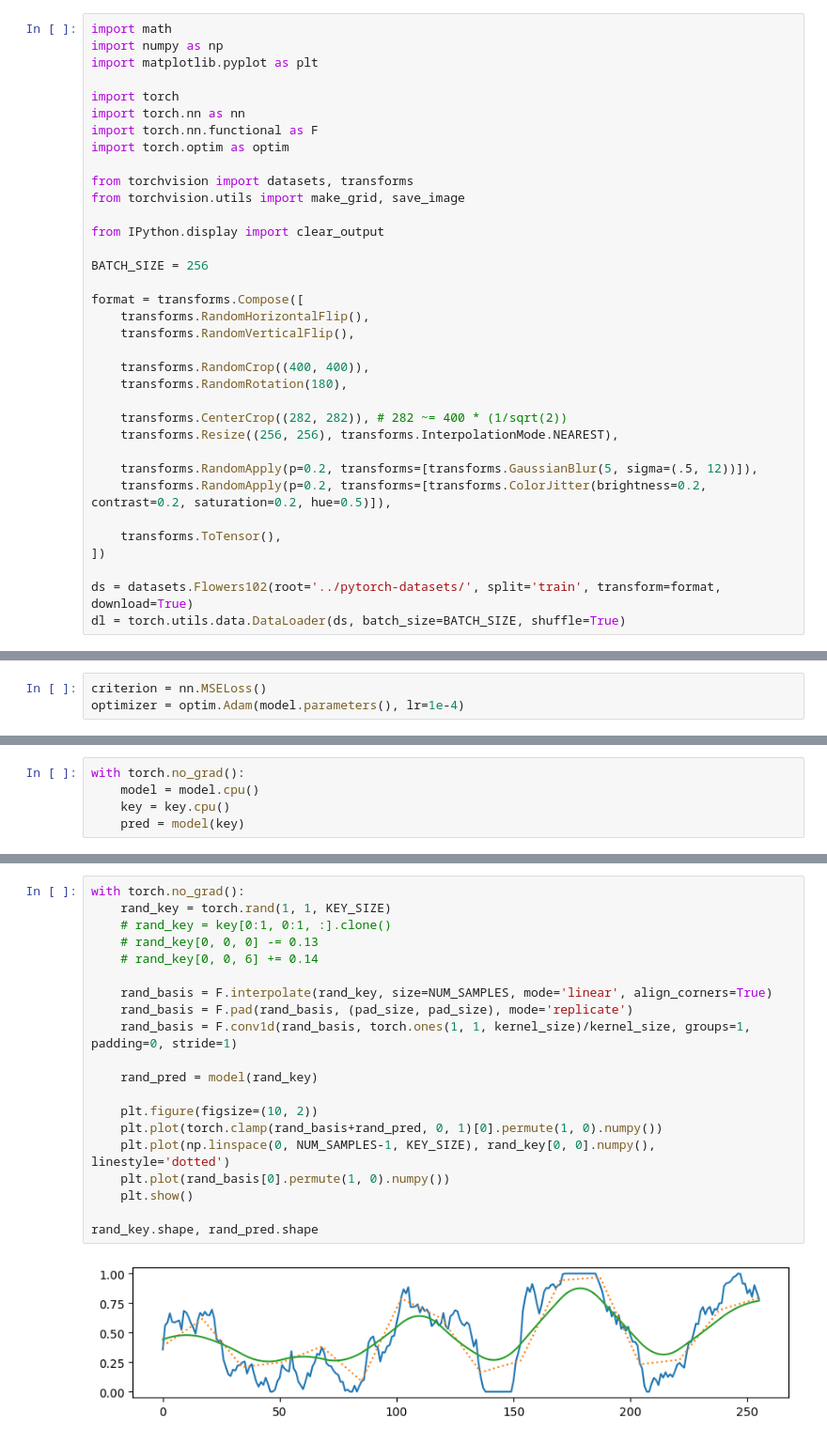
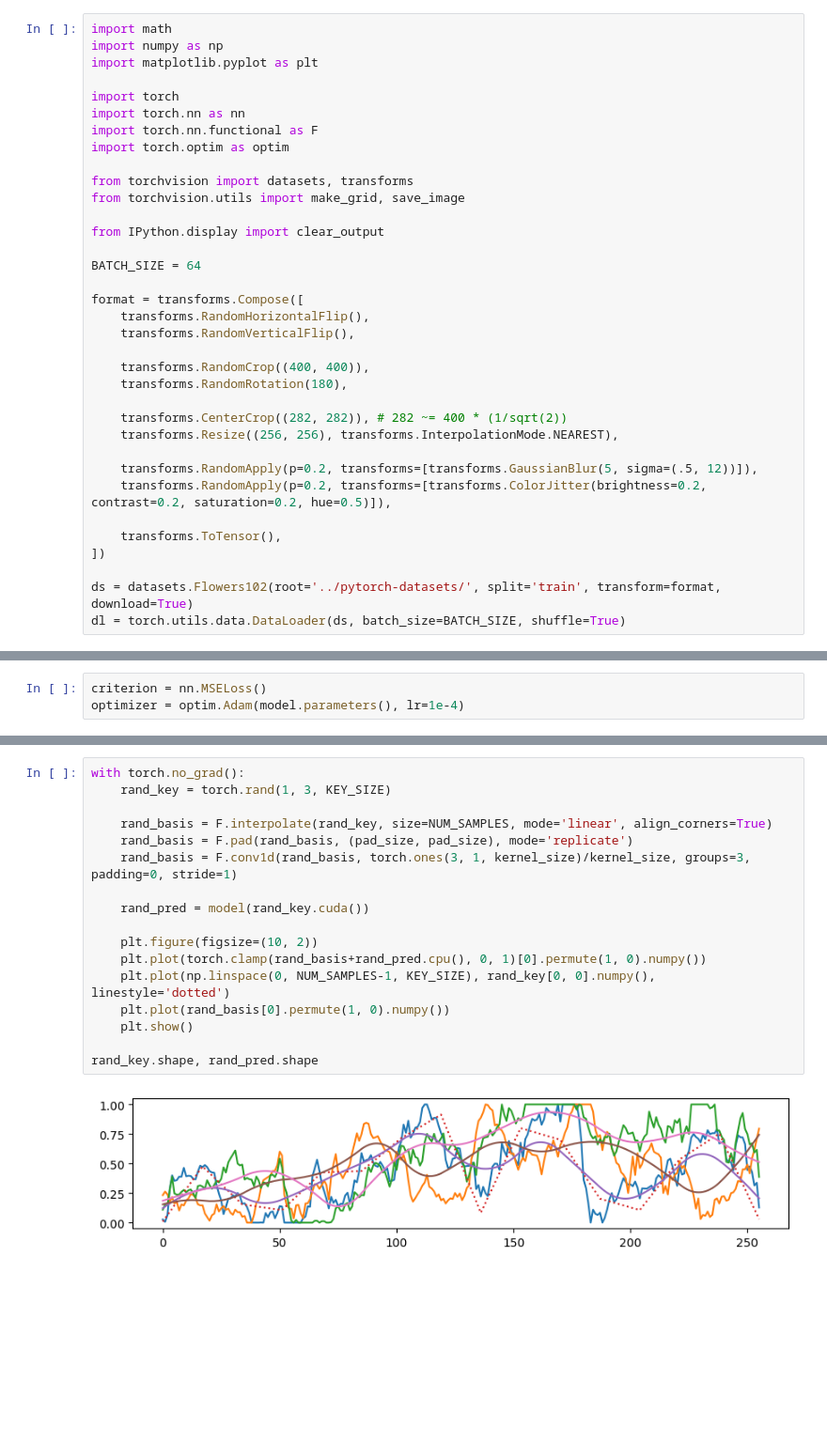
Before and after one commit to bv7dev/vae-lab, a Jupyter notebook: learner2.ipynb, the cells around one changed output, grey strips where cells are left out. Shown at 94% size. Cells and saved outputs as stored; diff of their text form; blank space fills up the shorter version.

```diff
--- a/learner2.ipynb
+++ b/learner2.ipynb
@@ -13,7 +13,7 @@ from torchvision.utils import make_grid, save_image
 
 from IPython.display import clear_output
 
-BATCH_SIZE = 256
+BATCH_SIZE = 64
 
 format = transforms.Compose([
     transforms.RandomHorizontalFlip(),
@@ -166,5 +164,0 @@ Epoch 19900 Loss 0.0005380252841860056
-# %%
-with torch.no_grad():
-    model = model.cpu()
-    key = key.cpu()
-    pred = model(key)
@@ -184,22 +189,19 @@ for index in range(5, 10):
 # %%
 with torch.no_grad():
-    rand_key = torch.rand(1, 1, KEY_SIZE)
-    # rand_key = key[0:1, 0:1, :].clone()
-    # rand_key[0, 0, 0] -= 0.13
-    # rand_key[0, 0, 6] += 0.14
+    rand_key = torch.rand(1, 3, KEY_SIZE)
 
     rand_basis = F.interpolate(rand_key, size=NUM_SAMPLES, mode='linear', align_corners=True)
     rand_basis = F.pad(rand_basis, (pad_size, pad_size), mode='replicate')
-    rand_basis = F.conv1d(rand_basis, torch.ones(1, 1, kernel_size)/kernel_size, groups=1, padding=0, stride=1)
+    rand_basis = F.conv1d(rand_basis, torch.ones(3, 1, kernel_size)/kernel_size, groups=3, padding=0, stride=1)
 
-    rand_pred = model(rand_key)
+    rand_pred = model(rand_key.cuda())
 
     plt.figure(figsize=(10, 2))
-    plt.plot(torch.clamp(rand_basis+rand_pred, 0, 1)[0].permute(1, 0).numpy())
+    plt.plot(torch.clamp(rand_basis+rand_pred.cpu(), 0, 1)[0].permute(1, 0).numpy())
     plt.plot(np.linspace(0, NUM_SAMPLES-1, KEY_SIZE), rand_key[0, 0].numpy(), linestyle='dotted')
     plt.plot(rand_basis[0].permute(1, 0).numpy())
     plt.show()
 
 rand_key.shape, rand_pred.shape
 # %% [output]
-[figure, old version]
+[figure, new version]
```
Also changed, not shown: parts of 11 cells of this notebook.
